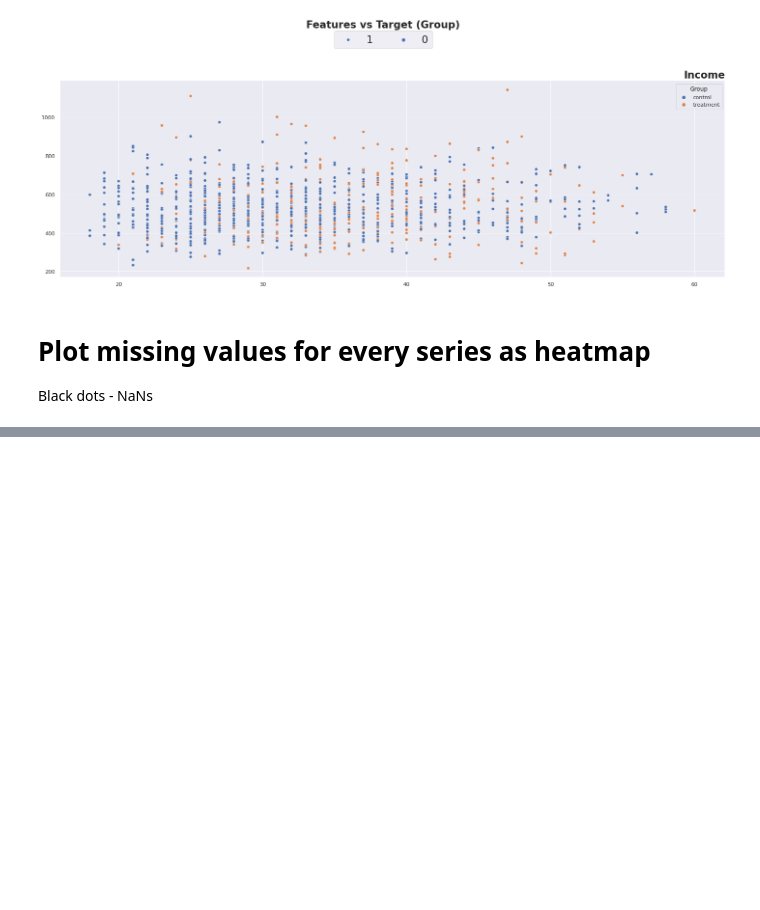
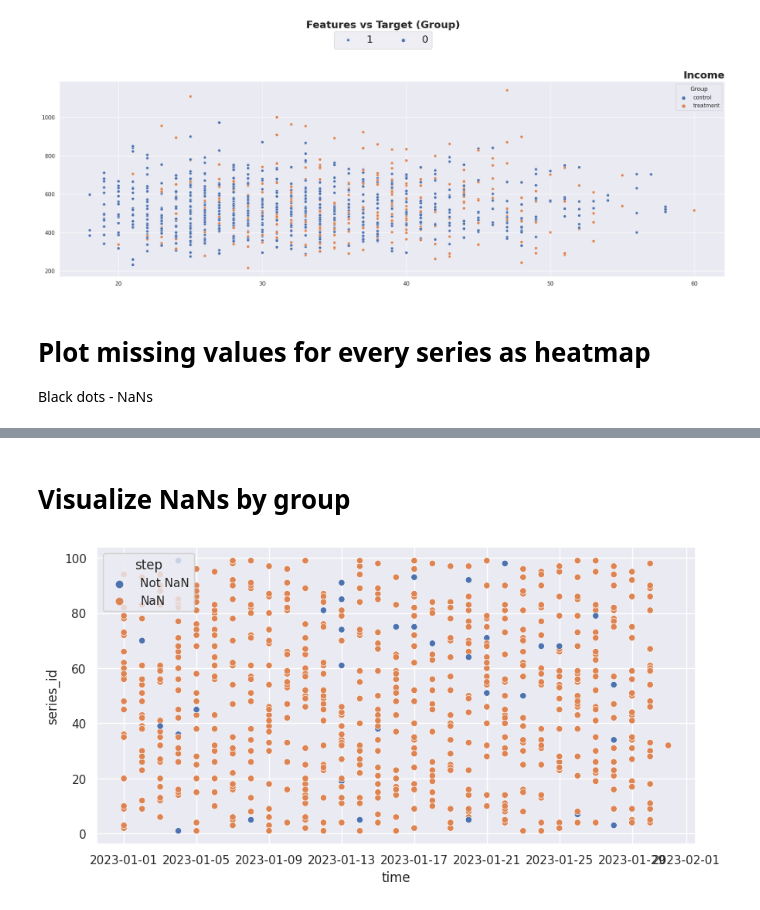
Before and after one commit to beatwad/kaggle_tips, a Jupyter notebook: Visualization/Tabular.ipynb, the cells around one changed output, grey strips where cells are left out. Drawn from its saved outputs; the diff is of its cells as text; code cells hidden in the pictures; blank space fills up the shorter version.

```diff
--- a/Visualization/Tabular.ipynb
+++ b/Visualization/Tabular.ipynb
@@ -458,0 +459,20 @@ sns.clustermap(df_availability, col_cluster=False, figsize=(12, 8))
+# %% [markdown]
+# Visualize NaNs by group
+# %%
+sns.set(rc={'figure.figsize':(10,5)})
+
+nan_mask = np.random.randint(0, 2, len(df))
+df.loc[np.where(nan_mask == 1)[0], 'step'] = np.nan
+
+gr = pd.concat([df['series_id'], df['step'].isna().astype(int), df['time'].dt.date], axis=1)
+p = sns.scatterplot(x='time', y='series_id', data=gr, hue='step')
+
+# change legend
+leg = p.get_legend()
+new_title = 'step'
+leg.set_title(new_title)
+new_labels = ['Not NaN', 'NaN']
+for t, l in zip(leg.texts, new_labels):
+    t.set_text(l)
+# %% [output]
+[figure, added]
```
Also changed, not shown: parts of 6 cells of this notebook, 2 other files.
